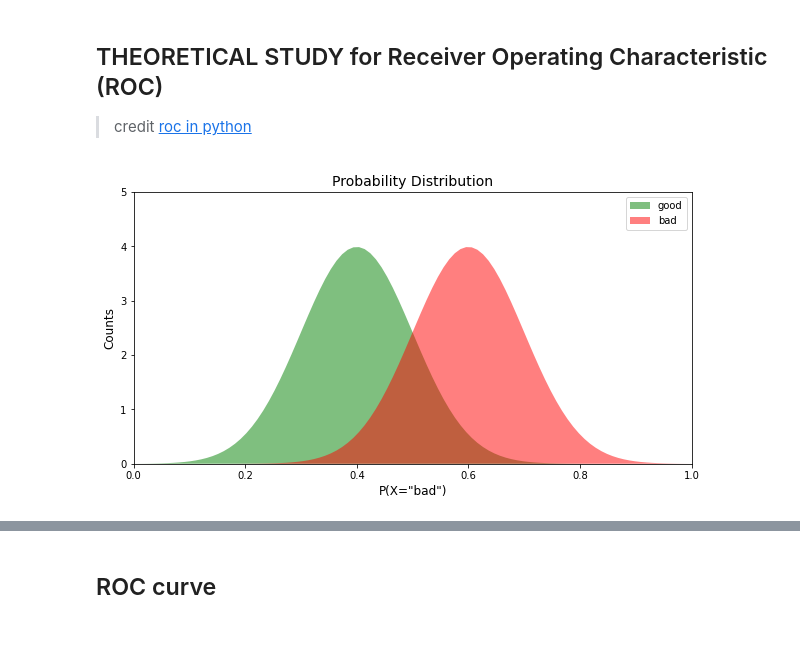
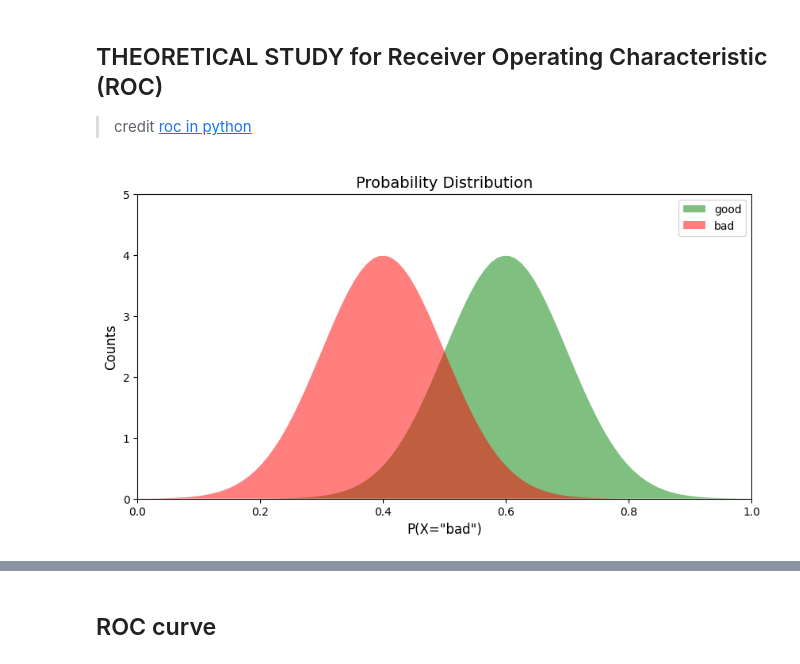
Before and after one commit to matt-chv/mmWrt, a Jupyter notebook: docs/FMCW-Radar 201-CFAR_Pd.ipynb, the cells around one changed output, grey strips where cells are left out. Saved outputs shown, nothing was run; the diff lists cells and outputs as text; code cells hidden in the pictures; blank space fills up the shorter version.

```diff
--- a/docs/FMCW-Radar 201-CFAR_Pd.ipynb
+++ b/docs/FMCW-Radar 201-CFAR_Pd.ipynb
@@ -67,26 +69,26 @@ PR dB -52.89389626754439
 # %%
 import numpy as np
 import matplotlib.pyplot as plt
 def pdf(x, std, mean):
     const = 1.0 / np.sqrt(2*np.pi*(std**2))
     pdf_normal_dist = const*np.exp(-((x-mean)**2)/(2.0*(std**2)))
     return pdf_normal_dist
 x = np.linspace(0, 1, num=100)
-good_pdf = pdf(x,0.1,0.4)
-bad_pdf = pdf(x,0.1,0.6)
+good_pdf = pdf(x,0.1,0.6)
+bad_pdf = pdf(x,0.1,0.4)
 
 def plot_pdf(good_pdf, bad_pdf, ax):
     ax.fill(x, good_pdf, "g", alpha=0.5)
     ax.fill(x, bad_pdf,"r", alpha=0.5)
     ax.set_xlim([0,1])
     ax.set_ylim([0,5])
     ax.set_title("Probability Distribution", fontsize=14)
     ax.set_ylabel('Counts', fontsize=12)
     ax.set_xlabel('P(X="bad")', fontsize=12)
     ax.legend(["good","bad"])
 
 fig, ax = plt.subplots(1,1, figsize=(10,5))
 plot_pdf(good_pdf, bad_pdf, ax)
 # %% [output]
-[figure, old version]
+[figure, new version]
 # %%
```
Also changed, not shown: parts of 4 cells of this notebook.
